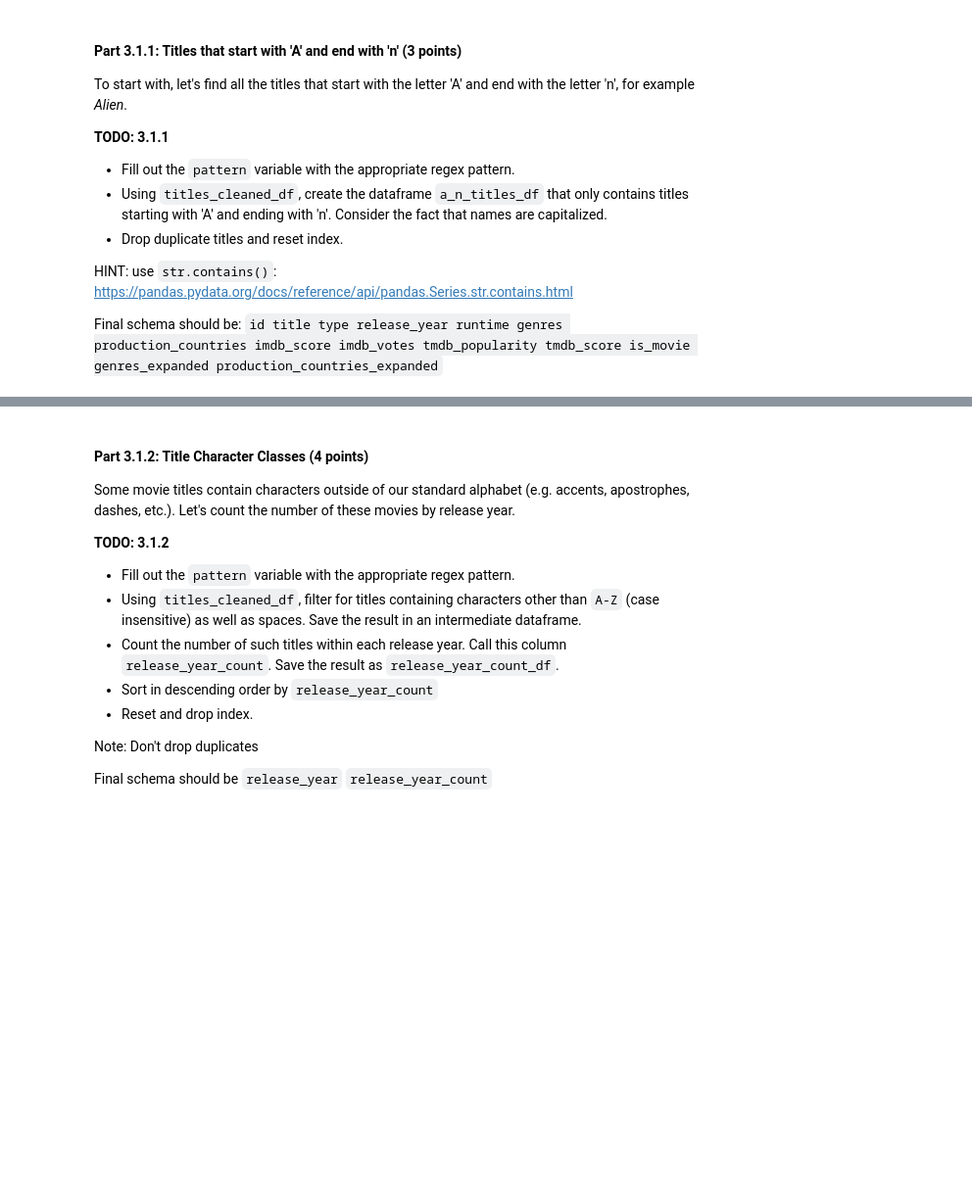
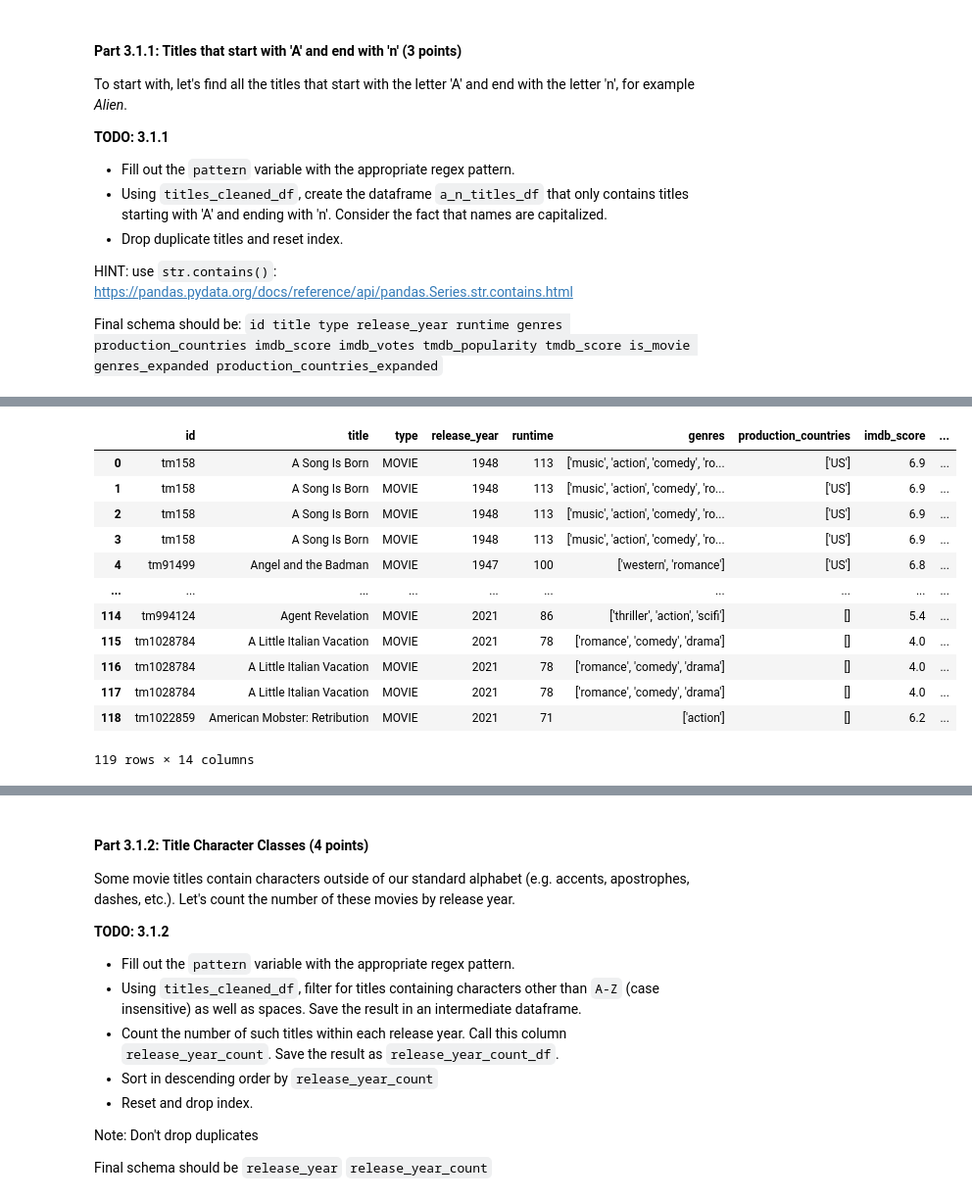
Before and after one commit to YanfuOu/CIS545, a Jupyter notebook: Yanfu_HW_1_FA2024.ipynb, the cells around one changed output, grey strips where cells are left out. Shown at 98% size. Saved outputs shown, nothing was run; the diff lists cells and outputs as text; code cells hidden in the pictures; blank space fills up the shorter version.

```diff
--- a/Yanfu_HW_1_FA2024.ipynb
+++ b/Yanfu_HW_1_FA2024.ipynb
@@ -1155,13 +1189,27 @@ titles_cleaned_df
 # %%
 # TODO
 
 #a_countries_df = countries_cleaned_df[countries_cleaned_df['country'].str.contains(r'^A.*A$', case=True)]
 pattern = r'^A.*n$'
-re.findall(pattern,s)
+#re.findall(pattern,s)
 a_n_titles_df = titles_cleaned_df[titles_cleaned_df['title'].str.contains(pattern, case=True)]
 a_n_titles_df.reset_index(drop=True, inplace=True)
 
 a_n_titles_df
+# %% [output]
+|  | id | title | type | release_year | runtime | genres | production_countries | imdb_score | ... |
+| 0 | tm158 | A Song Is Born | MOVIE | 1948 | 113 | ['music', 'action', 'comedy', 'ro... | ['US'] | 6.9 | ... |
+| 1 | tm158 | A Song Is Born | MOVIE | 1948 | 113 | ['music', 'action', 'comedy', 'ro... | ['US'] | 6.9 | ... |
+| 2 | tm158 | A Song Is Born | MOVIE | 1948 | 113 | ['music', 'action', 'comedy', 'ro... | ['US'] | 6.9 | ... |
+| 3 | tm158 | A Song Is Born | MOVIE | 1948 | 113 | ['music', 'action', 'comedy', 'ro... | ['US'] | 6.9 | ... |
+| 4 | tm91499 | Angel and the Badman | MOVIE | 1947 | 100 | ['western', 'romance'] | ['US'] | 6.8 | ... |
+| ... | ... | ... | ... | ... | ... | ... | ... | ... | ... |
+| 114 | tm994124 | Agent Revelation | MOVIE | 2021 | 86 | ['thriller', 'action', 'scifi'] | [] | 5.4 | ... |
+| 115 | tm1028784 | A Little Italian Vacation | MOVIE | 2021 | 78 | ['romance', 'comedy', 'drama'] | [] | 4.0 | ... |
+| 116 | tm1028784 | A Little Italian Vacation | MOVIE | 2021 | 78 | ['romance', 'comedy', 'drama'] | [] | 4.0 | ... |
+| 117 | tm1028784 | A Little Italian Vacation | MOVIE | 2021 | 78 | ['romance', 'comedy', 'drama'] | [] | 4.0 | ... |
+| 118 | tm1022859 | American Mobster: Retribution | MOVIE | 2021 | 71 | ['action'] | [] | 6.2 | ... |
+119 rows × 14 columns
 # %%
 # Run this cell to submit to PennGrader!
 
```
Also changed, not shown: parts of 9 cells of this notebook.
